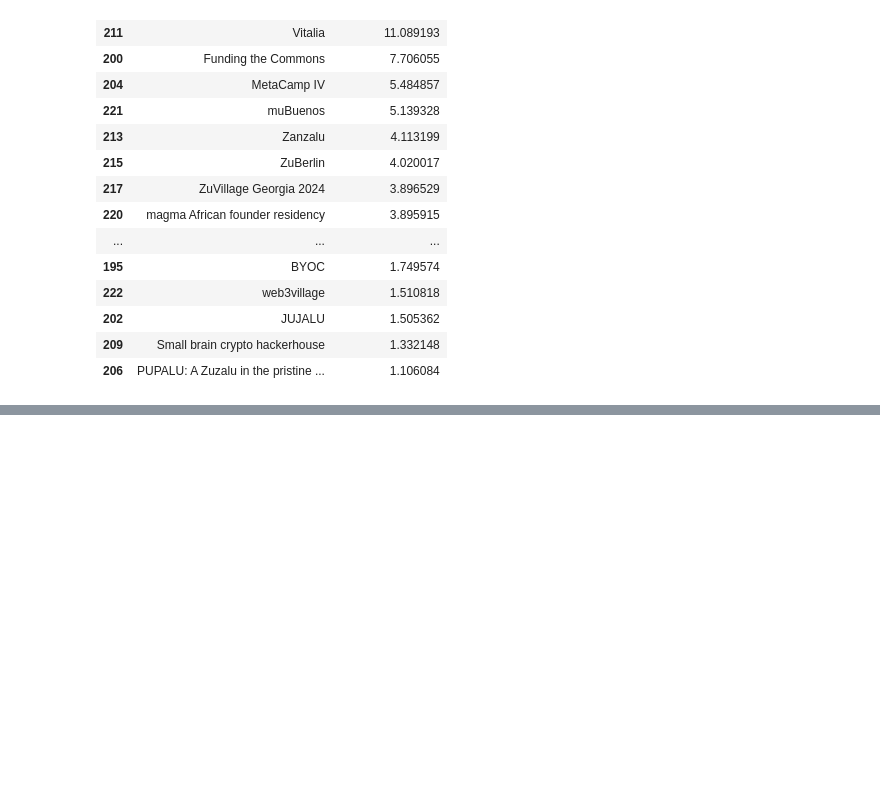
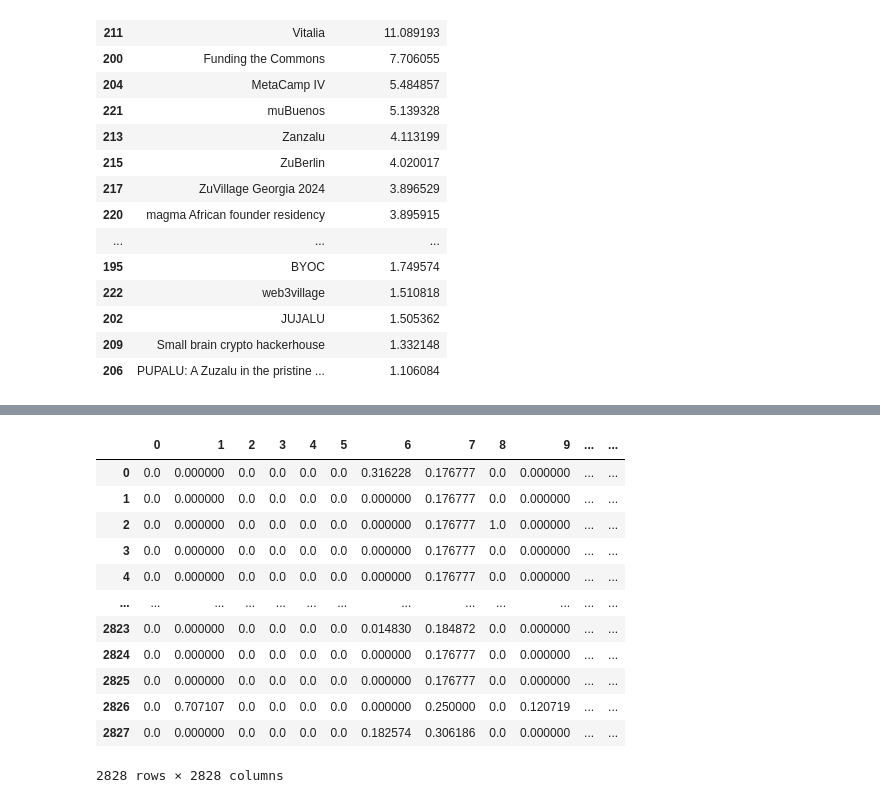
Before and after one commit to ufkhan97/zuzalu_qf_options, a Jupyter notebook: zuzalu_qf_options.ipynb, the cells around one changed output, grey strips where cells are left out. Saved outputs shown, nothing was run; the diff lists cells and outputs as text; code cells hidden in the pictures; blank space fills up the shorter version.

Commit message:
sim scores

```diff
--- a/zuzalu_qf_options.ipynb
+++ b/zuzalu_qf_options.ipynb
@@ -441,0 +501,42 @@ print(f'Saved file succesfully: data/zuzalu_{ROUND_SELECTION}_pivot_df.csv')
+# %%
+from scipy.spatial.distance import pdist, squareform
+import numpy as np
+
+def calculate_round_similarity_score(donation_df):
+    # Normalize the donations for each donor
+    #normalized_df = donation_df.div(donation_df.sum(axis=1), axis=0)
+
+    # Calculate pairwise cosine similarities
+    similarities = 1 - pdist(donation_df, metric='cosine')
+
+    # Convert to a square matrix
+    similarity_matrix = squareform(similarities)
+
+    # Calculate the average similarity
+    avg_similarity = np.mean(similarities)
+
+    # Calculate the standard deviation of similarities
+    std_similarity = np.std(similarities)
+
+    # Calculate the percentage of highly similar pairs (e.g., similarity > 0.9)
+    high_similarity_pairs = np.sum(similarities > 0.9) / len(similarities)
+
+    # Combine these metrics into a single score
+    # This is just one possible way to combine them; you might want to adjust the weights
+    overall_score = (0.6 * avg_similarity +
+                     0.4 * high_similarity_pairs)
+
+    return {
+        'overall_score': overall_score,
+        'avg_similarity': avg_similarity,
+        'std_similarity': std_similarity,
+        'high_similarity_pairs': high_similarity_pairs,
+        'similarity_matrix': similarity_matrix
+    }
+
+# Example usage:
+score = calculate_round_similarity_score(votes_matrix)
+print(f"{ROUND_SELECTION} Round Similarity Score:\n"
+      f"  Overall Score: {score['overall_score']:.4f}\n"
+      f"  Average Similarity: {score['avg_similarity']:.4f}\n"
+      f"  High Similarity Pairs: {score['high_similarity_pairs']:.4%}")
@@ -441,0 +595,17 @@ print(f'Saved file succesfully: data/zuzalu_{ROUND_SELECTION}_pivot_df.csv')
+# %%
+sm = pd.DataFrame(score['similarity_matrix'])
+sm
+# %% [output]
+|  | 0 | 1 | 2 | 3 | 4 | 5 | 6 | 7 | 8 | 9 | ... | ... |
+| 0 | 0.0 | 0.000000 | 0.0 | 0.0 | 0.0 | 0.0 | 0.316228 | 0.176777 | 0.0 | 0.000000 | ... | ... |
+| 1 | 0.0 | 0.000000 | 0.0 | 0.0 | 0.0 | 0.0 | 0.000000 | 0.176777 | 0.0 | 0.000000 | ... | ... |
+| 2 | 0.0 | 0.000000 | 0.0 | 0.0 | 0.0 | 0.0 | 0.000000 | 0.176777 | 1.0 | 0.000000 | ... | ... |
+| 3 | 0.0 | 0.000000 | 0.0 | 0.0 | 0.0 | 0.0 | 0.000000 | 0.176777 | 0.0 | 0.000000 | ... | ... |
+| 4 | 0.0 | 0.000000 | 0.0 | 0.0 | 0.0 | 0.0 | 0.000000 | 0.176777 | 0.0 | 0.000000 | ... | ... |
+| ... | ... | ... | ... | ... | ... | ... | ... | ... | ... | ... | ... | ... |
+| 2823 | 0.0 | 0.000000 | 0.0 | 0.0 | 0.0 | 0.0 | 0.014830 | 0.184872 | 0.0 | 0.000000 | ... | ... |
+| 2824 | 0.0 | 0.000000 | 0.0 | 0.0 | 0.0 | 0.0 | 0.000000 | 0.176777 | 0.0 | 0.000000 | ... | ... |
+| 2825 | 0.0 | 0.000000 | 0.0 | 0.0 | 0.0 | 0.0 | 0.000000 | 0.176777 | 0.0 | 0.000000 | ... | ... |
+| 2826 | 0.0 | 0.707107 | 0.0 | 0.0 | 0.0 | 0.0 | 0.000000 | 0.250000 | 0.0 | 0.120719 | ... | ... |
+| 2827 | 0.0 | 0.000000 | 0.0 | 0.0 | 0.0 | 0.0 | 0.182574 | 0.306186 | 0.0 | 0.000000 | ... | ... |
+2828 rows × 2828 columns
```
Also changed, not shown: parts of 9 cells of this notebook.
